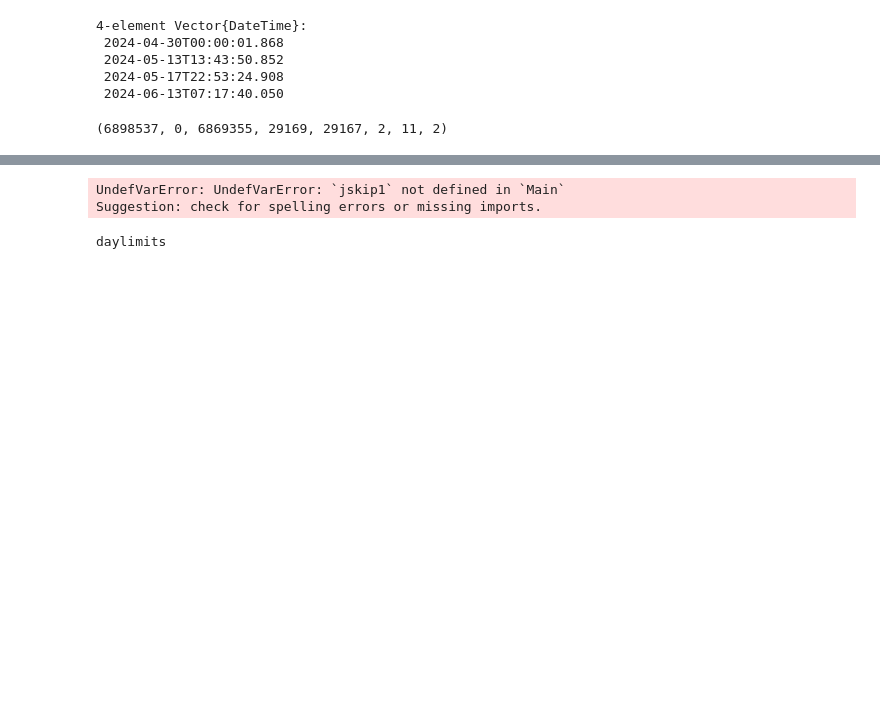
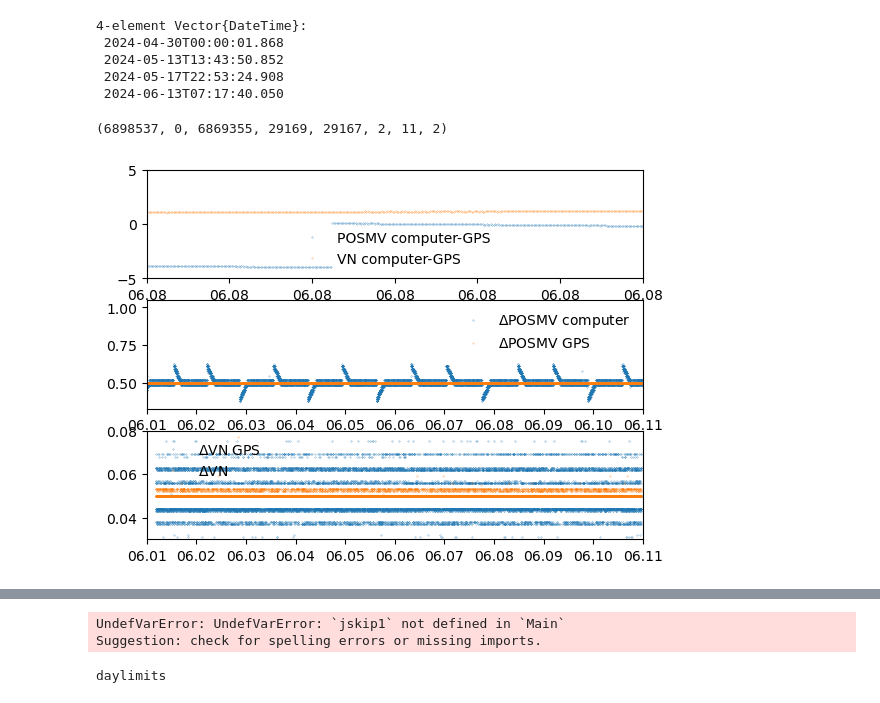
Before and after one commit to deszoeke/lidar, a Jupyter notebook: rot_sandbox.ipynb, the cells around one changed output, grey strips where cells are left out. Saved outputs shown, nothing was run; the diff lists cells and outputs as text; code cells hidden in the pictures; blank space fills up the shorter version.

```diff
--- a/rot_sandbox.ipynb
+++ b/rot_sandbox.ipynb
@@ -189,6 +189,7 @@ w_lidar = Vn[:VelNED2] # positive down
 # posmvdt = Pashr[:posmvdt] # UTC convention # correction is doing more harm than good
 posmvdt = Pashr[:time]    # UTC convention
 vndt = Vn[:vndt]          # GPS convention
+vngdt = timing_lidar.gps2dt.(Vn[:GpsTime])
 # %% [output]
 42870733-element Vector{DateTime}:
  2024-04-29T05:25:42.128
@@ -284,8 +285,9 @@ POSMV leg 2
  2024-06-13T07:17:40.050
 # %%
 # Explore PASHR GPS time
-pgdt = timing_lidar.pashr_gps_datetime.(Pashr[:time], Pashr[:gpstime])
-# pgdt = Pashr[:posmvdt]
+pgdt = timing_lidar.pashr_gps_datetime.(Pashr[:time], Pashr[:gpstime]) # GPS time
+pcdt = Pashr[:time] # computer time
+padt = Pashr[:posmvdt] # adjusted computer time
 DVS(timedelta) = Dates.value(Millisecond(timedelta)) / 1000
 # clf()
 # plot(pgdt[2:end], DVS.(diff(pgdt)))
@@ -310,14 +312,40 @@ sum(DVS.(diff(pgdt)).> 1.0) # 2 : leg1-2 gap, one 1.001 gap
 # DVS.(diff(pgdt))[DVS.(diff(pgdt)).> 1.0] # leg1-2 gap, one 1.001 gap
 # DVS.(diff(pgdt))[0.5 .< DVS.(diff(pgdt)) .< 1.0] # leg1-2 gap, one 1.001 gap
 # DVS.(diff(pgdt))[(0.5 .< DVS.(diff(pgdt)) .< 1.0) .& .!(DVS.(diff(pgdt)) .== 0.501)] # leg1-2 gap, one 1.001 gap
-
-# The POSMV GPS time does not seem to be resetting.
-# It's highly regular at dt=0.5 s; 0.4% (29167) dt=0.501; 2 steps of dt=0.505;
-# 12 timesteps are skipped giving dt=1.00[1];
-# and there's the several day leg 1 - leg 2 gap.
-
-# Rather, it must be the POSMV computer clock that is resetting and recorded with more jitter.
-# Hence, use the POSMV GPS time:
-# pgdt = timing_lidar.pashr_gps_datetime.(Pashr[:time], Pashr[:gpstime])
 # %% [output]
 (6898537, 0, 6869355, 29169, 29167, 2, 11, 2)
+# %%
+# sanity check POSMV times
+pp = eachindex(pgdt)[1:120:end]
+vv = eachindex(vndt)[1:1200:end]
+
+clf()
+subplot(3,1,1)
+plot(pgdt[pp], DVS.(pcdt.-pgdt)[pp], marker=".", markersize=0.4, linestyle="none", label="POSMV computer-GPS")
+# plot(pgdt[pp], DVS.(padt.-pgdt)[pp], marker=".", markersize=0.4, linestyle="none", label="POSMV adjusted-GPS")
+plot(vngdt[vv], DVS.(vndt.-vngdt)[vv], marker=".", markersize=0.4, linestyle="none", label="VN computer-GPS")
+ylim([-5, 5])
+xlim([DateTime(2024,6,1), DateTime(2024,6,11)])
+xlim([DateTime(2024,6,8,3), DateTime(2024,6,8,9)])
+gca().xaxis.set_major_formatter(matplotlib.dates.DateFormatter("%m.%d"))
+legend(frameon=false)
+subplot(3,1,2)
+plot(pgdt[pp], DVS.(diff(pcdt))[pp],  marker=".", markersize=0.4, linestyle="none", label=L"\Delta"*"POSMV computer")
+plot(pgdt[pp], DVS.(diff(pgdt))[pp],  marker=".", markersize=0.4, linestyle="none", label=L"\Delta"*"POSMV GPS")
+# plot(pgdt[pp], DVS.(diff(padt))[pp],  marker=".", markersize=0.4, linestyle="none", label=L"\Delta"*"POSMV adj")
+xlim([DateTime(2024,6,1), DateTime(2024,6,11)])
+gca().xaxis.set_major_formatter(matplotlib.dates.DateFormatter("%m.%d"))
+legend(frameon=false)
+subplot(3,1,3)
+plot(vngdt[vv], DVS.(diff(vngdt))[vv], marker=".", markersize=0.4, linestyle="none", label=L"\Delta"*"VN GPS")
+plot(vngdt[vv], DVS.(diff(vndt) )[vv],  marker=".", markersize=0.4, linestyle="none", label=L"\Delta"*"VN")
+ylim([0.03, 0.08])
+xlim([DateTime(2024,6,1), DateTime(2024,6,11)])
+gca().xaxis.set_major_formatter(matplotlib.dates.DateFormatter("%m.%d"))
+legend(frameon=false)
+gcf()
+
+# both the computer and the adjusted time drift and reset.
+# what if the GPS time is drifting off the real time and resetting? But it's increments are nearly constant!
+# %% [output]
+[figure, added]
```
Also changed, not shown: parts of 8 cells of this notebook.
